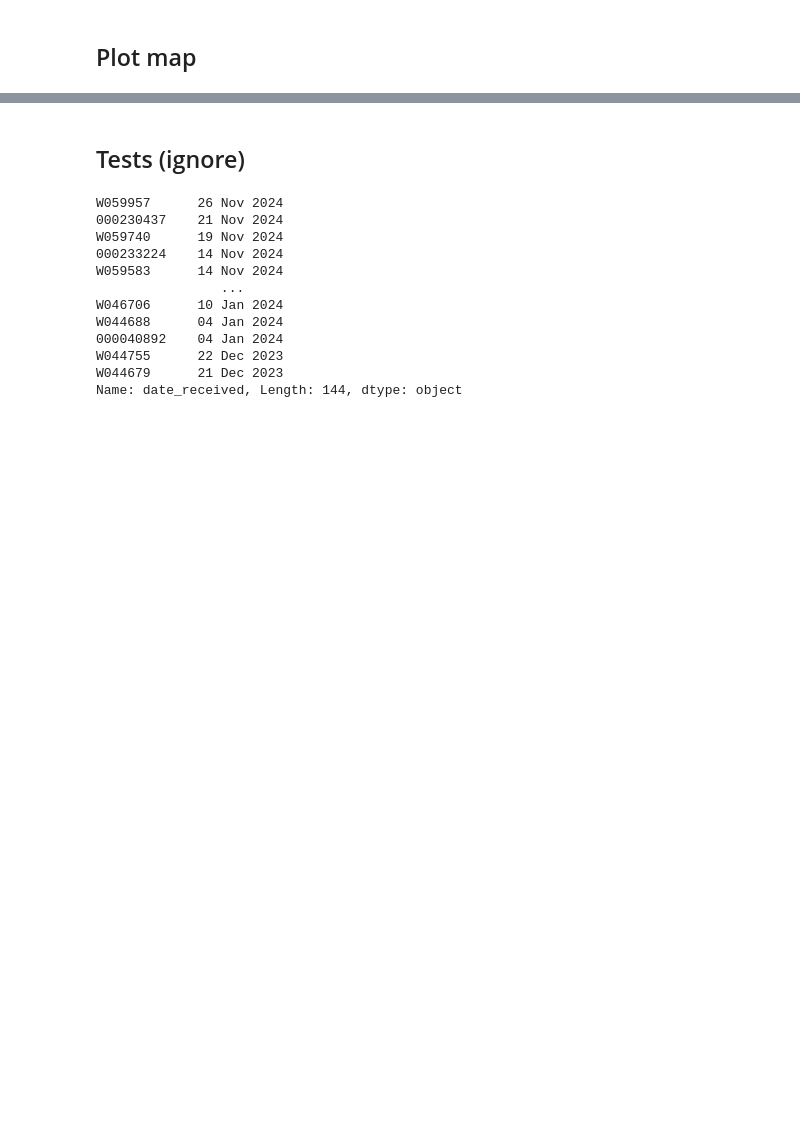
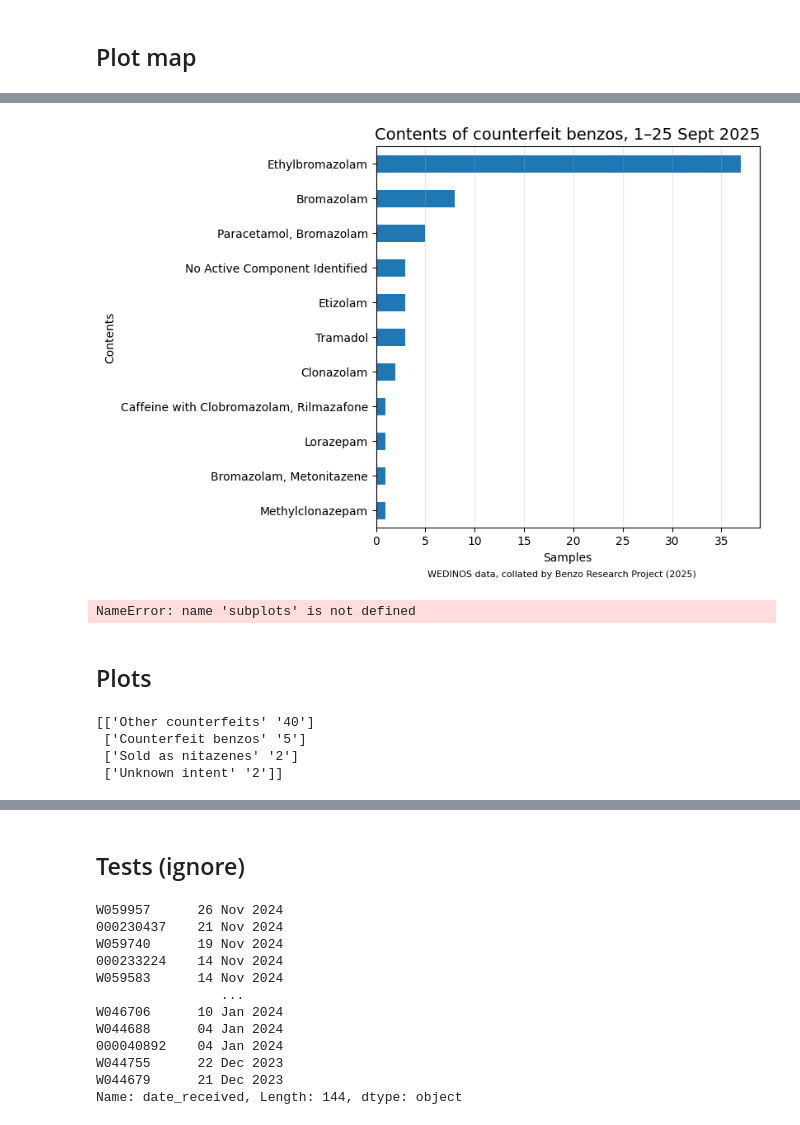
Before and after one commit to Benzo-Research-Project/NitazeneMap, a Jupyter notebook: WEDINOSParser.ipynb, the cells around one changed output, grey strips where cells are left out. Drawn from its saved outputs; the diff is of its cells as text; code cells hidden in the pictures; blank space fills up the shorter version.

```diff
--- a/WEDINOSParser.ipynb
+++ b/WEDINOSParser.ipynb
@@ -344,3 +362,5 @@ df
+# %%
+df = pd.read_csv('data/wedinos_nitazenes_010125-031025.csv', sep=',', encoding='utf-8', index_col=0)
 # %% [markdown]
 ## Plot map
 # %%
@@ -354,6 +374,8 @@ marker_cluster = plugins.MarkerCluster(name="nitazenes").add_to(m)
 benzo_cluster = plugins.MarkerCluster(name="counterfeit_benzos").add_to(m)
 # Add all the individual earthquakes to the map
 for idx, row in df.iterrows():
+    if type(row['minor']) == float:
+        row['minor'] = str('')
     if len(row['minor']) ==0:
         #popup = f"{row['postcode']} – Sold as {row['intent']}, tested as {row['major']}"
         popup = f"""
@@ -378,9 +400,9 @@ for idx, row in df.iterrows():
             </p>
             """
 
-    color = '#1e3d77' if ('diazepam' in str.lower(row['intent'])) or ('temazepam' in str.lower(row['intent'])) or ('bromazolam' in str.lower(row['intent'])) or ('etizolam' in str.lower(row['intent'])) or ('valium' in str.lower(row['intent'])) or ('alprazolam' in str.lower(row['intent'])) or ('xanax' in str.lower(row['intent'])) or ('bensedin' in str.lower(row['intent'])) or ('msj' in str.lower(row['intent'])) or ('benzodine' in str.lower(row['intent'])) else '#ffde5b'
+    color = '#1e3d77' if ('benzo' in str.lower(row['intent'])) or ('diazepam' in str.lower(row['intent'])) or ('temazepam' in str.lower(row['intent'])) or ('bromazolam' in str.lower(row['intent'])) or ('etizolam' in str.lower(row['intent'])) or ('valium' in str.lower(row['intent'])) or ('alprazolam' in str.lower(row['intent'])) or ('xanax' in str.lower(row['intent'])) or ('bensedin' in str.lower(row['intent'])) or ('msj' in str.lower(row['intent'])) or ('benzodine' in str.lower(row['intent'])) or ('zolam' in str.lower(row['intent'])) or ('zepam' in str.lower(row['intent'])) or ('zepoxide' in str.lower(row['intent'])) else '#ffde5b'
     try:
-        if ('diazepam' in str.lower(row['intent'])) or ('temazepam' in str.lower(row['intent'])) or ('bromazolam' in str.lower(row['intent'])) or ('etizolam' in str.lower(row['intent'])) or ('valium' in str.lower(row['intent'])) or ('alprazolam' in str.lower(row['intent'])) or ('xanax' in str.lower(row['intent'])) or ('bensedin' in str.lower(row['intent'])) or ('msj' in str.lower(row['intent'])) or ('benzodine' in str.lower(row['intent'])):
+        if ('benzo' in str.lower(row['intent'])) or ('diazepam' in str.lower(row['intent'])) or ('temazepam' in str.lower(row['intent'])) or ('bromazolam' in str.lower(row['intent'])) or ('etizolam' in str.lower(row['intent'])) or ('valium' in str.lower(row['intent'])) or ('alprazolam' in str.lower(row['intent'])) or ('xanax' in str.lower(row['intent'])) or ('bensedin' in str.lower(row['intent'])) or ('msj' in str.lower(row['intent'])) or ('benzodine' in str.lower(row['intent'])) or ('zolam' in str.lower(row['intent'])) or ('zepam' in str.lower(row['intent'])) or ('zepoxide' in str.lower(row['intent'])):
             folium.CircleMarker(
                 location=[row['latitude'], row['longitude']],
                 radius=15,
@@ -417,0 +669,8 @@ if save_map == 'y':
+# %%
+df_benzo_sept['minor']=df_benzo_sept['minor'].fillna('')
+for idx, row in df_benzo_sept.iterrows():
+    if (row['sold_as_benzo'] == '1') & (row['status'] == 'counterfeit'):
+        try:
+            print(idx, row['date_received'], row['postcode'], '– Sold as', row['intent'], ', tested as', row['major'], 'with' if(len(row['minor'])>=1) else '', row['minor'])
+        except:
+            print(row['minor'])
@@ -417,0 +700,17 @@ if save_map == 'y':
+# %%
+def getContents(df):
+    contentsColumn = []
+    for idx, row in df.iterrows():
+        if row['minor'] == '':
+            contentsColumn.append(row['major'])
+        else:
+            contentsColumn.append(row['major'] + ' with ' + row['minor'])
+    #df_cbenzo_sept['contents'] = df_cbenzo_sept['major'] + df_cbenzo_sept['minor']
+    df['complete contents'] = contentsColumn
+    counterfeitContents = df['complete contents'].value_counts()
+    return counterfeitContents
+
+df_cbenzo_sept = df_benzo_sept.loc[(df_benzo_sept['sold_as_benzo'] == '1') & (df_benzo_sept['status'] == 'counterfeit')]
+
+counterfeitContents = getContents(df_cbenzo_sept)
+print(counterfeitContents)
@@ -417,0 +781,28 @@ if save_map == 'y':
+# %%
+fig, ax = subplots(figsize=(6, 6))
+ax.title.set_text('Contents of counterfeit benzos, 1–25 Sept 2025')
+ax.title.set_fontsize(14)
+counterfeitContents.sort_values().plot(kind='barh', ax=ax)
+ax.set_xlabel('Samples')
+ax.set_ylabel('Contents')
+ax.grid(axis='x',alpha=0.3)
+text = fig.text(0.50, 0.01,
+            'WEDINOS data, collated by Benzo Research Project (2025)',
+            horizontalalignment='center', wrap=True, fontsize=8)
+# %% [output]
+[figure, added]
+# %%
+fig, ax = subplots(figsize=(6, 6))
+ax.title.set_text('Contents of counterfeit benzos, 1 Jan–30 Sept 2025')
+ax.title.set_fontsize(14)
+counterfeitContents_all.head(20).sort_values().plot(kind='barh', ax=ax)
+ax.set_xlabel('Samples')
+ax.set_ylabel('Contents')
+ax.grid(axis='x',alpha=0.3)
+text = fig.text(0.50, 0.01,
+            'WEDINOS data, collated by Benzo Research Project (2025)',
+            horizontalalignment='center', wrap=True, fontsize=8)
+# %% [output]
+NameError: name 'subplots' is not defined
+# %% [markdown]
+## Plots
@@ -417,0 +824,7 @@ if save_map == 'y':
+# %%
+print(nitazene_totals)
+# %% [output]
+[['Other counterfeits' '40']
+ ['Counterfeit benzos' '5']
+ ['Sold as nitazenes' '2']
+ ['Unknown intent' '2']]
```
Also changed, not shown: parts of 47 cells of this notebook, 13 other files.
